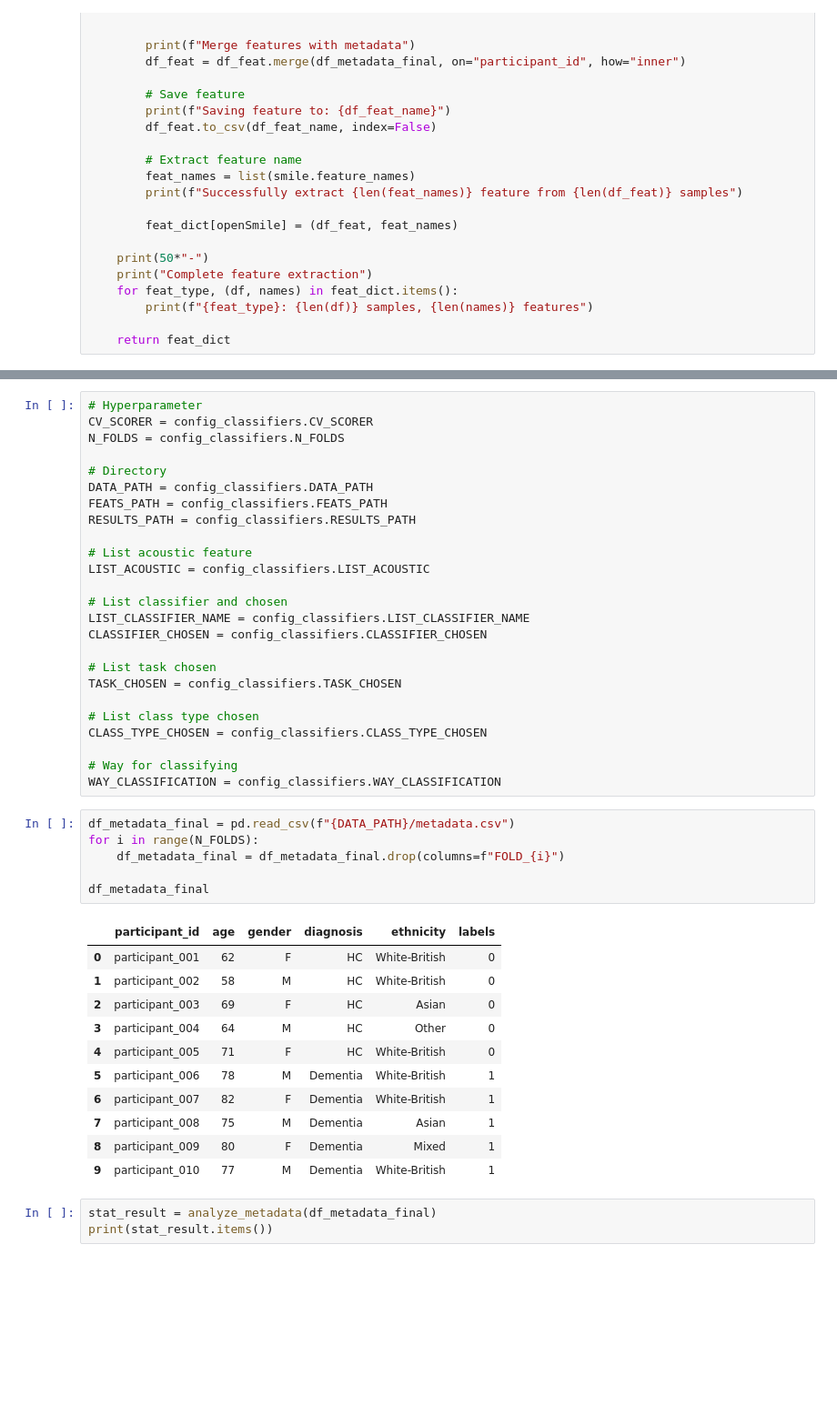
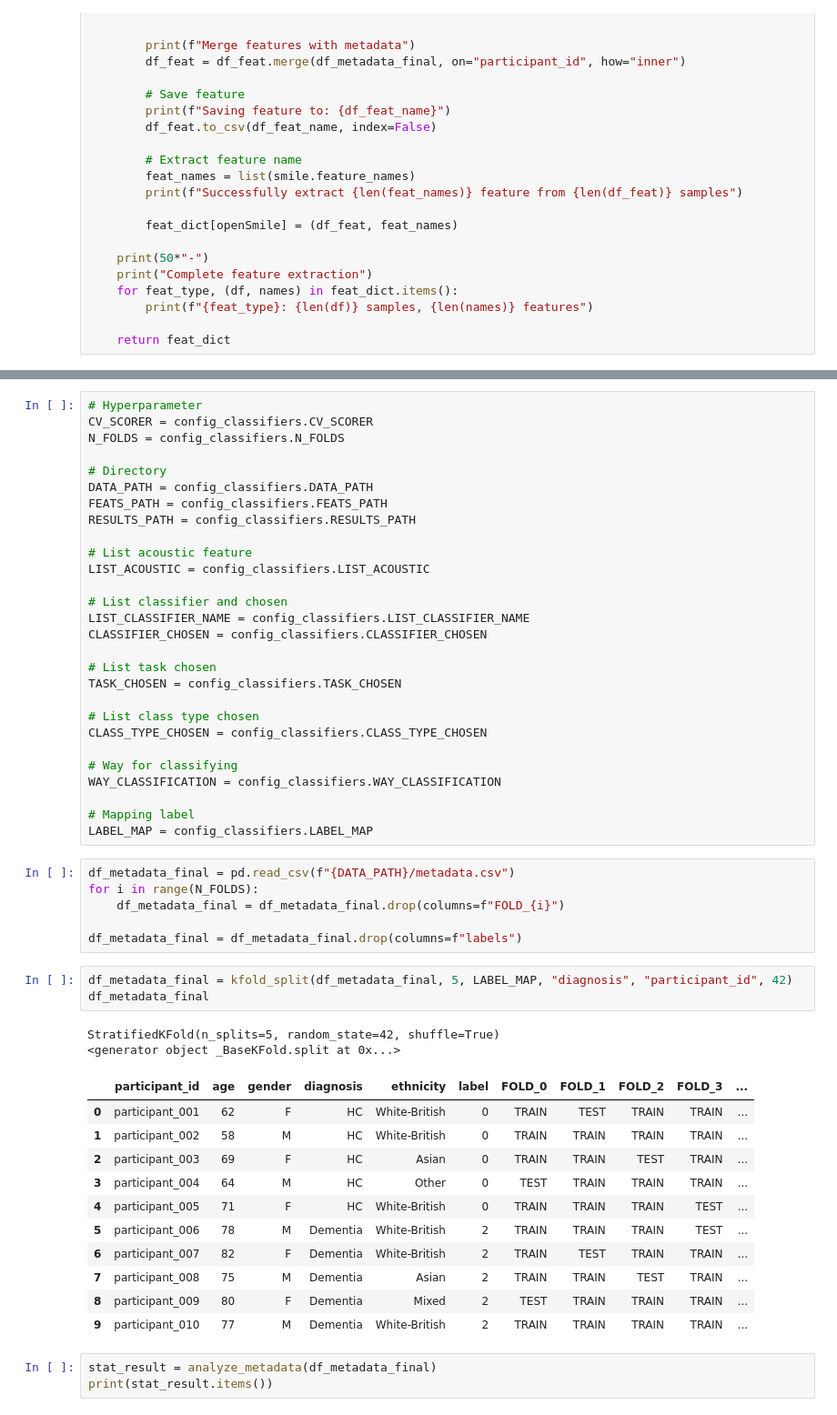
Before and after one commit to HeigatVu/speech-analysis-for-you, a Jupyter notebook: codes/acoustics.ipynb, the cells around one changed output, grey strips where cells are left out. Shown at 91% size. Drawn from its saved outputs; the diff is of its cells as text; blank space fills up the shorter version.

Commit message:
finish build k fold

```diff
--- a/codes/acoustics.ipynb
+++ b/codes/acoustics.ipynb
@@ -346,24 +410,32 @@ CLASS_TYPE_CHOSEN = config_classifiers.CLASS_TYPE_CHOSEN
 
 # Way for classifying
 WAY_CLASSIFICATION = config_classifiers.WAY_CLASSIFICATION
+
+# Mapping label
+LABEL_MAP = config_classifiers.LABEL_MAP
 # %%
 df_metadata_final = pd.read_csv(f"{DATA_PATH}/metadata.csv")
 for i in range(N_FOLDS):
     df_metadata_final = df_metadata_final.drop(columns=f"FOLD_{i}")
 
-df_metadata_final
+df_metadata_final = df_metadata_final.drop(columns=f"labels")
-# %% [output]
-|  | participant_id | age | gender | diagnosis | ethnicity | labels |
-| 0 | participant_001 | 62 | F | HC | White-British | 0 |
-| 1 | participant_002 | 58 | M | HC | White-British | 0 |
-| 2 | participant_003 | 69 | F | HC | Asian | 0 |
-| 3 | participant_004 | 64 | M | HC | Other | 0 |
-| 4 | participant_005 | 71 | F | HC | White-British | 0 |
-| 5 | participant_006 | 78 | M | Dementia | White-British | 1 |
-| 6 | participant_007 | 82 | F | Dementia | White-British | 1 |
-| 7 | participant_008 | 75 | M | Dementia | Asian | 1 |
-| 8 | participant_009 | 80 | F | Dementia | Mixed | 1 |
-| 9 | participant_010 | 77 | M | Dementia | White-British | 1 |
+# %%
+df_metadata_final = kfold_split(df_metadata_final, 5, LABEL_MAP, "diagnosis", "participant_id", 42)
+df_metadata_final
+# %% [output]
+StratifiedKFold(n_splits=5, random_state=42, shuffle=True)
+<generator object _BaseKFold.split at 0x...>
+|  | participant_id | age | gender | diagnosis | ethnicity | label | FOLD_0 | FOLD_1 | FOLD_2 | FOLD_3 | ... |
+| 0 | participant_001 | 62 | F | HC | White-British | 0 | TRAIN | TEST | TRAIN | TRAIN | ... |
+| 1 | participant_002 | 58 | M | HC | White-British | 0 | TRAIN | TRAIN | TRAIN | TRAIN | ... |
+| 2 | participant_003 | 69 | F | HC | Asian | 0 | TRAIN | TRAIN | TEST | TRAIN | ... |
+| 3 | participant_004 | 64 | M | HC | Other | 0 | TEST | TRAIN | TRAIN | TRAIN | ... |
+| 4 | participant_005 | 71 | F | HC | White-British | 0 | TRAIN | TRAIN | TRAIN | TEST | ... |
+| 5 | participant_006 | 78 | M | Dementia | White-British | 2 | TRAIN | TRAIN | TRAIN | TEST | ... |
+| 6 | participant_007 | 82 | F | Dementia | White-British | 2 | TRAIN | TEST | TRAIN | TRAIN | ... |
+| 7 | participant_008 | 75 | M | Dementia | Asian | 2 | TRAIN | TRAIN | TEST | TRAIN | ... |
+| 8 | participant_009 | 80 | F | Dementia | Mixed | 2 | TEST | TRAIN | TRAIN | TRAIN | ... |
+| 9 | participant_010 | 77 | M | Dementia | White-British | 2 | TRAIN | TRAIN | TRAIN | TRAIN | ... |
 # %%
 stat_result = analyze_metadata(df_metadata_final)
 print(stat_result.items())
```
Also changed, not shown: parts of 5 cells of this notebook, 4 other files.
